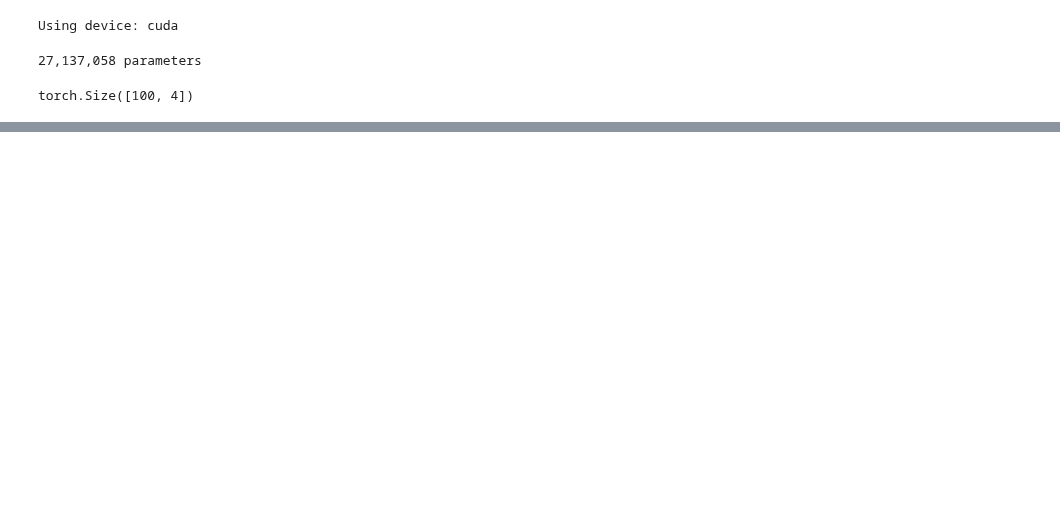
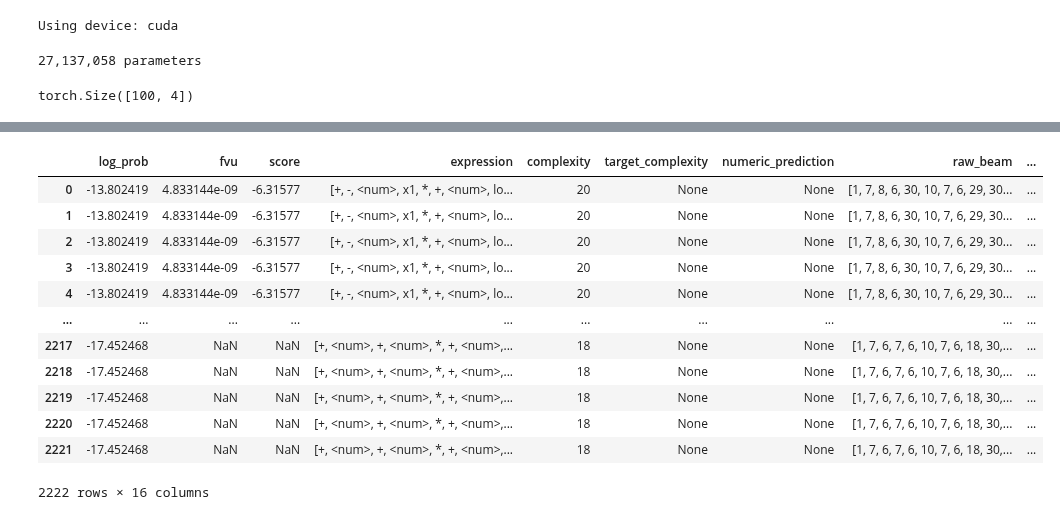
Before and after one commit to psaegert/flash-ansr, a Jupyter notebook: experimental/generate_for_rl.ipynb, the cells around one changed output, grey strips where cells are left out. Saved outputs shown, nothing was run; the diff lists cells and outputs as text; code cells hidden in the pictures; blank space fills up the shorter version.

```diff
--- a/experimental/generate_for_rl.ipynb
+++ b/experimental/generate_for_rl.ipynb
@@ -127,0 +405,16 @@ nsr.results
+# %%
+nsr.results
+# %% [output]
+|  | log_prob | fvu | score | expression | complexity | target_complexity | numeric_prediction | raw_beam | ... |
+| 0 | -13.802419 | 4.833144e-09 | -6.31577 | [+, -, <num>, x1, *, +, <num>, lo... | 20 | None | None | [1, 7, 8, 6, 30, 10, 7, 6, 29, 30... | ... |
+| 1 | -13.802419 | 4.833144e-09 | -6.31577 | [+, -, <num>, x1, *, +, <num>, lo... | 20 | None | None | [1, 7, 8, 6, 30, 10, 7, 6, 29, 30... | ... |
+| 2 | -13.802419 | 4.833144e-09 | -6.31577 | [+, -, <num>, x1, *, +, <num>, lo... | 20 | None | None | [1, 7, 8, 6, 30, 10, 7, 6, 29, 30... | ... |
+| 3 | -13.802419 | 4.833144e-09 | -6.31577 | [+, -, <num>, x1, *, +, <num>, lo... | 20 | None | None | [1, 7, 8, 6, 30, 10, 7, 6, 29, 30... | ... |
+| 4 | -13.802419 | 4.833144e-09 | -6.31577 | [+, -, <num>, x1, *, +, <num>, lo... | 20 | None | None | [1, 7, 8, 6, 30, 10, 7, 6, 29, 30... | ... |
+| ... | ... | ... | ... | ... | ... | ... | ... | ... | ... |
+| 2217 | -17.452468 | NaN | NaN | [+, <num>, +, <num>, *, +, <num>,... | 18 | None | None | [1, 7, 6, 7, 6, 10, 7, 6, 18, 30,... | ... |
+| 2218 | -17.452468 | NaN | NaN | [+, <num>, +, <num>, *, +, <num>,... | 18 | None | None | [1, 7, 6, 7, 6, 10, 7, 6, 18, 30,... | ... |
+| 2219 | -17.452468 | NaN | NaN | [+, <num>, +, <num>, *, +, <num>,... | 18 | None | None | [1, 7, 6, 7, 6, 10, 7, 6, 18, 30,... | ... |
+| 2220 | -17.452468 | NaN | NaN | [+, <num>, +, <num>, *, +, <num>,... | 18 | None | None | [1, 7, 6, 7, 6, 10, 7, 6, 18, 30,... | ... |
+| 2221 | -17.452468 | NaN | NaN | [+, <num>, +, <num>, *, +, <num>,... | 18 | None | None | [1, 7, 6, 7, 6, 10, 7, 6, 18, 30,... | ... |
+2222 rows × 16 columns
```
Also changed, not shown: parts of 19 cells of this notebook, 1 other file.
